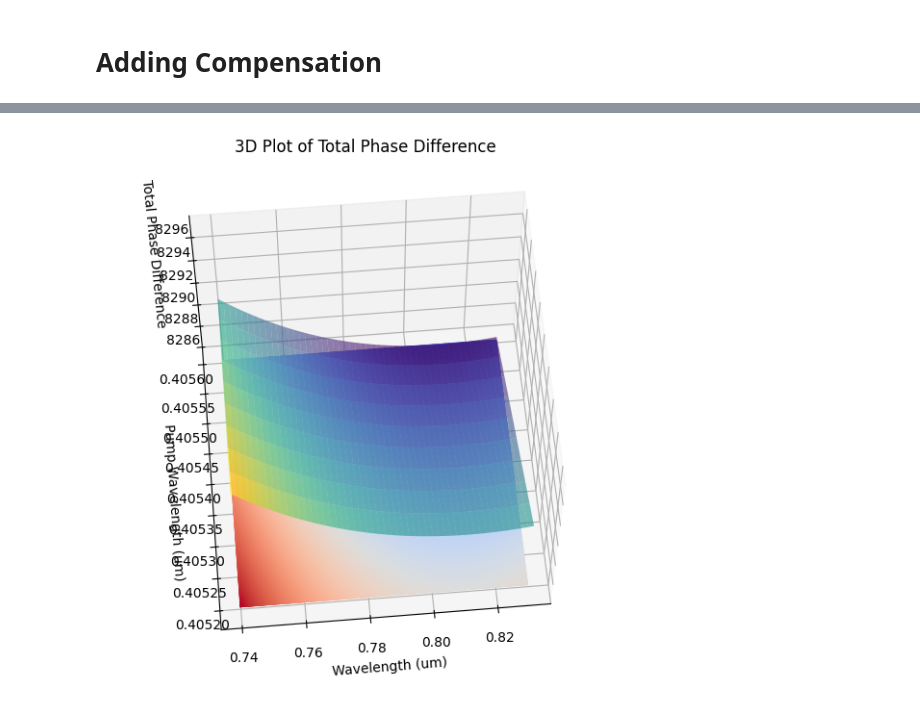
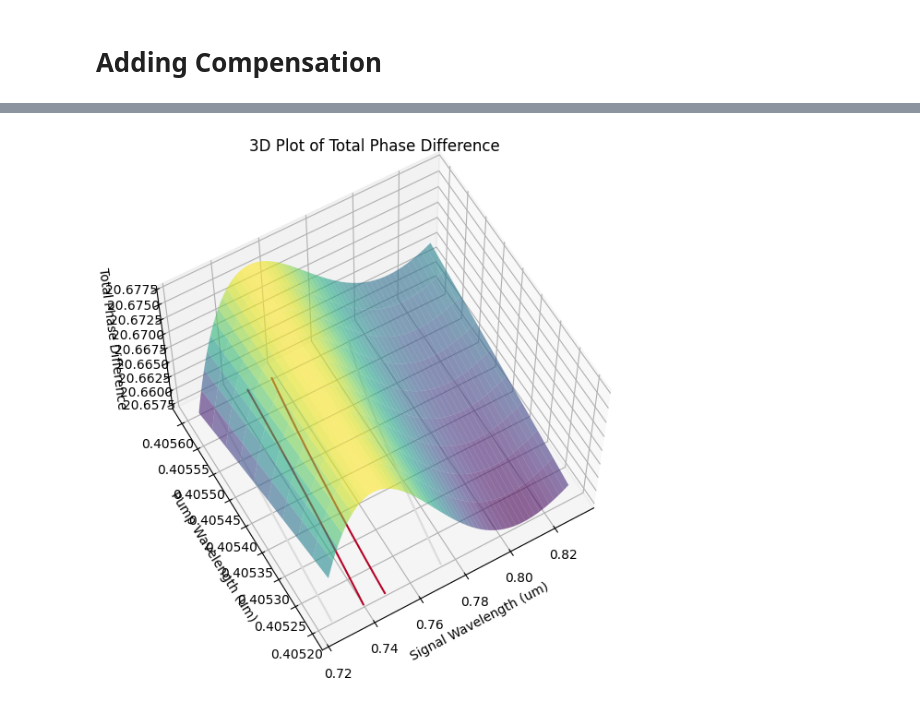
Before and after one commit to josephniblo/walkoff-source, a Jupyter notebook: 4-calcite.ipynb, the cells around one changed output, grey strips where cells are left out. Drawn from its saved outputs; the diff is of its cells as text; code cells hidden in the pictures.

```diff
--- a/4-calcite.ipynb
+++ b/4-calcite.ipynb
@@ -258,62 +173,73 @@ plt.show()
 # %%
+# Use the optimal lengths to generate the 3D plot
+
+l_calcite_pre = 12.5e3 # um
+l_calcite_post = 13.3e3 # um
+
+# Define polarization states
+a = 'o'
+aprime = 'e'
+b = 'e'
+bprime = 'o'
+
 # Generate data for 3D plot
 pump_wavelengths = np.linspace(0.4052, 0.4056, 10)
-wavelengths = np.linspace(0.74, 0.83, 1000)
-X, Y = np.meshgrid(wavelengths, pump_wavelengths)
+i_wavelengths = np.linspace(0.725, 0.83, 1000)
+X, Y = np.meshgrid(i_wavelengths, pump_wavelengths)
 Z = np.zeros_like(X)
 
 for i, pump_wavelength in enumerate(pump_wavelengths):
-    n_o_1 = calcite_sellmeier_n(wavelengths, "o")
-    n_eff_1 = calcite_sellmeier_n_eff(wavelengths)
-    phase_1 = 2 * np.pi * (n_o_1 - n_eff_1) / wavelengths * 13.7e3
+    s_wavelengths = 1 / (1 / pump_wavelength - 1 / i_wavelengths)
 
-    s_wavelengths = 1 / (1 / pump_wavelength - 1 / wavelengths)
+    n_a_yvo_p = yvo_sellmeier_n(pump_wavelength, a)
+    n_o_calcite_p = calcite_sellmeier_n(pump_wavelength, "o")
+    n_eff_calcite_i = calcite_sellmeier_n_eff(i_wavelengths)
+    n_eff_calcite_s = calcite_sellmeier_n_eff(s_wavelengths)
+    n_b_yvo_i = yvo_sellmeier_n(i_wavelengths, b)
+    n_b_yvo_s = yvo_sellmeier_n(s_wavelengths, b)
+    n_aprime_yvo_p = yvo_sellmeier_n(pump_wavelength, aprime)
+    n_eff_calcite_p = calcite_sellmeier_n_eff(pump_wavelength)
+    n_o_calcite_i = calcite_sellmeier_n(i_wavelengths, "o")
+    n_o_calcite_s = calcite_sellmeier_n(s_wavelengths, "o")
+    n_bprime_yvo_i = yvo_sellmeier_n(i_wavelengths, bprime)
+    n_bprime_yvo_s = yvo_sellmeier_n(s_wavelengths, bprime)
 
-    n_o_2 = calcite_sellmeier_n(s_wavelengths, "o")
-    n_eff_2 = calcite_sellmeier_n_eff(s_wavelengths)
-    phase_2 = 2 * np.pi * (n_o_2 - n_eff_2) / s_wavelengths * 13.7e3
+    phase_h = 2 * np.pi * (
+        l_yvo_pre  * n_a_yvo_p   / pump_wavelength +
+        l_calcite_pre  * n_o_calcite_p   / pump_wavelength +
+        l_calcite_post * n_eff_calcite_i / i_wavelengths +
+        l_calcite_post * n_eff_calcite_s / s_wavelengths +
+        l_yvo_post * n_b_yvo_i   / i_wavelengths +
+        l_yvo_post * n_b_yvo_s   / s_wavelengths
+    )
 
-    n_o_yvo_i = yvo_sellmeier_n(wavelengths, "o")
-    n_e_yvo_i = yvo_sellmeier_n(wavelengths, "e")
-    n_o_yvo_s = yvo_sellmeier_n(s_wavelengths, "o")
-    n_e_yvo_s = yvo_sellmeier_n(s_wavelengths, "e")
-    n_o_yvo_p = yvo_sellmeier_n(pump_wavelength, "o")
-    n_e_yvo_p = yvo_sellmeier_n(pump_wavelength, "e")
+    phase_v = 2 * np.pi * (
+        l_yvo_pre  * n_aprime_yvo_p / pump_wavelength +
+        l_calcite_pre  * n_eff_calcite_p    / pump_wavelength +
+        l_calcite_post * n_o_calcite_i      / i_wavelengths +
+        l_calcite_post * n_o_calcite_s      / s_wavelengths +
+        l_yvo_post * n_bprime_yvo_i / i_wavelengths +
+        l_yvo_post * n_bprime_yvo_s / s_wavelengths
+    )
 
-    pre_compensation_phase = (
-        2 * np.pi * (n_o_yvo_p - n_e_yvo_p) / pump_wavelength
-    ) * 1.56e3
-
-    post_compensation_phase = (
-        2
-        * np.pi
-        * (
-            n_o_yvo_i / wavelengths
-            + n_o_yvo_s / s_wavelengths
-            - n_e_yvo_i / wavelengths
-            - n_e_yvo_s / s_wavelengths
-        )
-    ) * 0.78e3
-
-    n_o_p = calcite_sellmeier_n(pump_wavelength, "o")
-    n_eff_p = calcite_sellmeier_n_eff(pump_wavelength)
-    pump_phase = 2 * np.pi * (n_o_p - n_eff_p) / pump_wavelength * 13e3
-
-
-    Z[i, :] = (phase_1 + phase_2 + pre_compensation_phase + post_compensation_phase) # + pump_phase)
+    Z[i, :] = phase_v - phase_h
 
 # Create 3D plot
 fig = plt.figure(figsize=(10, 7))
 ax = fig.add_subplot(111, projection='3d')
 ax.plot_surface(X, Y, Z, cmap='viridis', alpha=0.6)
-ax.contour(X, Y, Z, levels=np.arange(Z.min(), Z.max(), 0.005), cmap='coolwarm', offset=Z.min())
-ax.set_xlabel("Wavelength (um)")
+ax.set_xlabel("Signal Wavelength (um)")
 ax.set_ylabel("Pump Wavelength (um)")
 ax.set_zlabel("Total Phase Difference")
 ax.set_title("3D Plot of Total Phase Difference")
-ax.view_init(elev=60, azim=265)  # Adjusted viewing angle
+ax.contour(X, Y, Z, levels=np.arange(Z.min(), Z.max(), 0.01), cmap='coolwarm', offset=Z.min())
+
+z_range = Z.max() - Z.min()
+
+# set the viewing angle
+ax.view_init(60, 240)
 
 plt.show()
 # %% [output]
-[figure, old version]
+[figure, new version]
 # %%
```
Also changed, not shown: parts of 16 cells of this notebook, 1 other file.
